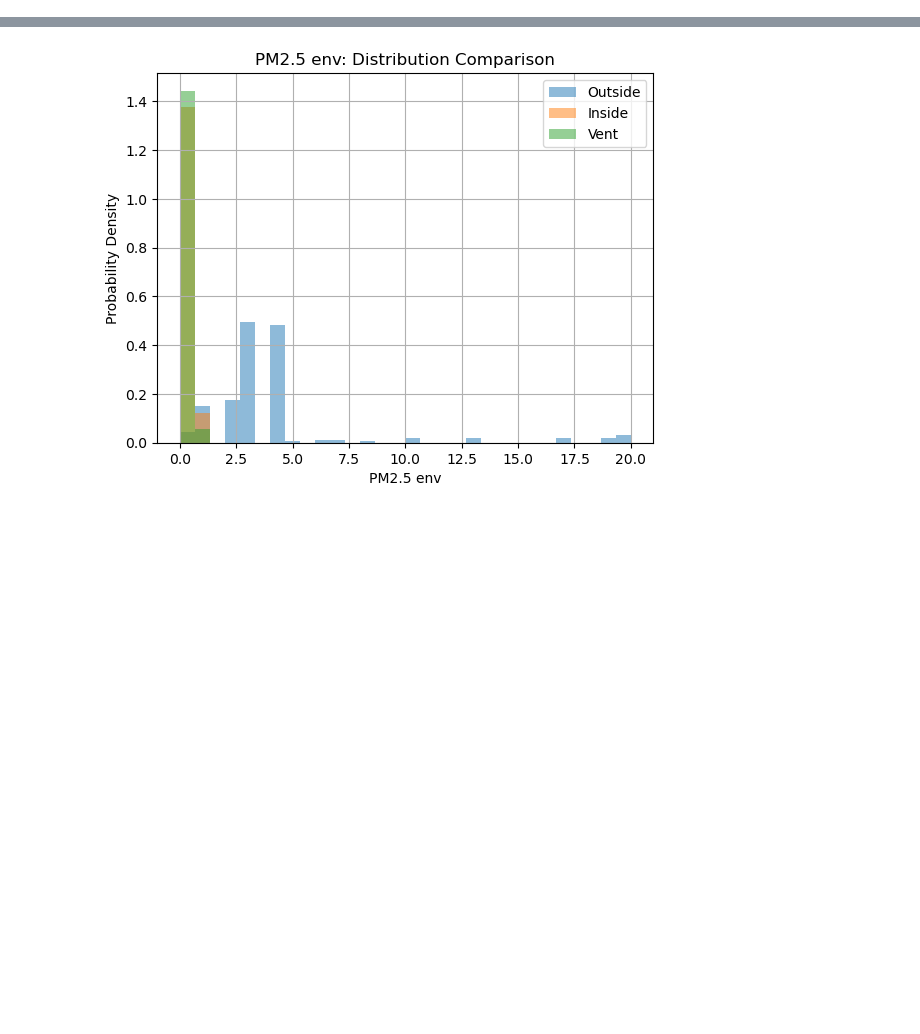
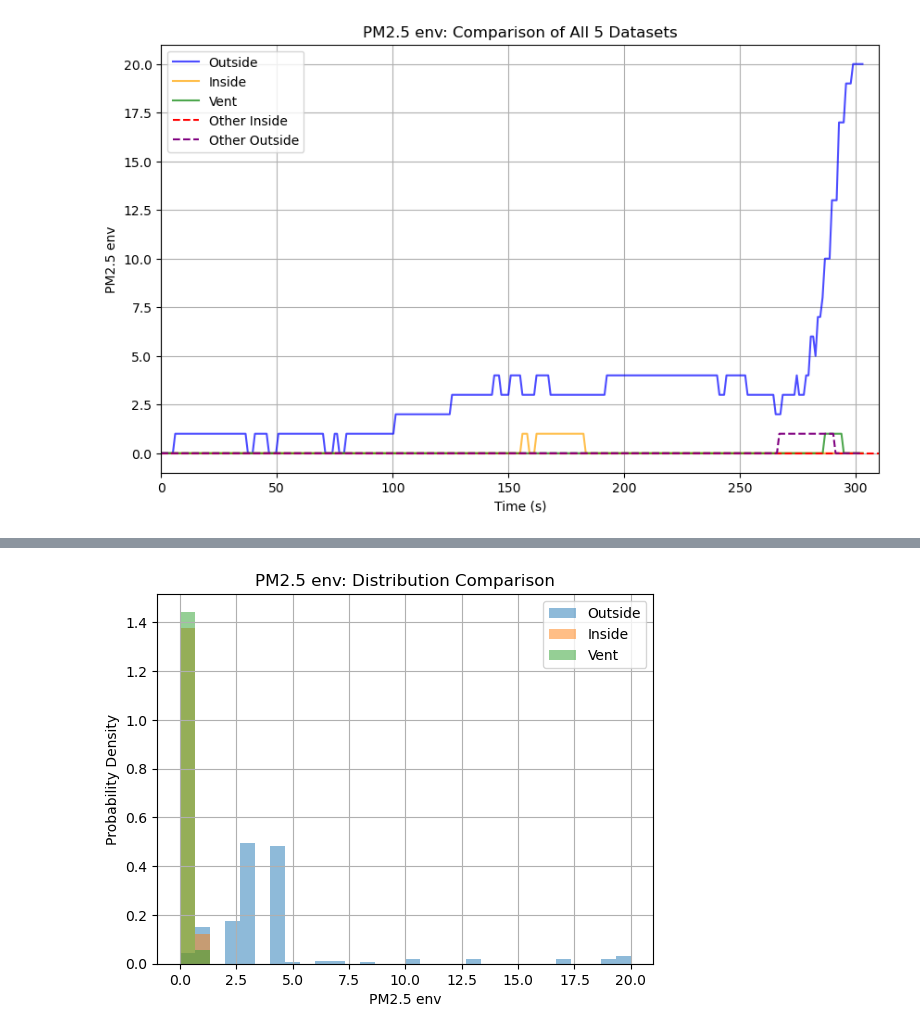
Before and after one commit to Theman1483/E11_Aidan_Grant_Ryan, a Jupyter notebook: lab3.ipynb, the cells around one changed output, grey strips where cells are left out. Drawn from its saved outputs; the diff is of its cells as text; code cells hidden in the pictures; blank space fills up the shorter version.

```diff
--- a/lab3.ipynb
+++ b/lab3.ipynb
@@ -62,0 +57,100 @@ for col in data_columns:
+# %%
+import pandas as pd
+import numpy as np
+import matplotlib.pyplot as plt
+
+# 1. Load all data
+df_inside = pd.read_csv("indoortest.csv")
+df_outside = pd.read_csv("outdoortest.csv")
+df_vent = pd.read_csv("newoutdoortest.csv")
+df_other_inside = pd.read_csv("altindoor.csv")
+df_other_outside = pd.read_csv("altoutdoor.csv")
+
+# Drop the first row of the "Other" data because the sensors weren't ready
+df_other_inside = df_other_inside.iloc[1:].reset_index(drop=True)
+df_other_outside = df_other_outside.iloc[1:].reset_index(drop=True)
+
+# 2. Setup Column Names & Mapping
+time_col = 'time'
+rename_dict = {'Timestamp': 'time', 'Temp': 'Temperature', 'PM25_Env': 'PM2.5 env'}
+
+# 3. Standardize "Other" data structure
+df_other_inside = df_other_inside.rename(columns=rename_dict)
+df_other_outside = df_other_outside.rename(columns=rename_dict)
+
+for df in [df_other_inside, df_other_outside]:
+    df['particles 2.5um'] = np.nan
+    df['Altitude'] = np.nan
+
+# 4. CRITICAL: Reset Time for ALL dataframes to start at 0
+all_dfs = [df_inside, df_outside, df_vent, df_other_inside, df_other_outside]
+
+for df in all_dfs:
+    if not df.empty and time_col in df.columns:
+        # Subtract the very first timestamp from every row so start = 0
+        df[time_col] = df[time_col] - df[time_col].iloc[0]
+
+# --- Now run your plotting loop below ---
+
+column_order = df_inside.columns
+
+df_other_inside = df_other_inside[column_order]
+df_other_outside = df_other_outside[column_order]
+
+#display(df_other_inside)
+#display(df_other_outside)
+#display(df_inside)
+#display(df_outside)
+#display(df_vent)
+
+# Define the colors for each dataset to keep it consistent
+colors = {
+    'Outside': 'blue',
+    'Inside': 'orange',
+    'Vent': 'green',
+    'Other Inside': 'red',
+    'Other Outside': 'purple'
+}
+
+# Use your primary dataframe's columns to determine what to plot
+data_columns = [col for col in df_inside.columns if col != 'time']
+
+# Shift "Other" group time so it starts at 0
+if not df_other_inside.empty:
+    df_other_inside['time'] = df_other_inside['time'] - df_other_inside['time'].iloc[0]
+
+if not df_other_outside.empty:
+    df_other_outside['time'] = df_other_outside['time'] - df_other_outside['time'].iloc[0]
+
+for col in data_columns:
+    plt.figure(figsize=(10, 6))
+
+    # 1. Your Outside Data
+    if col in df_outside.columns:
+        plt.plot(df_outside['time'], df_outside[col], label="Outside", color=colors['Outside'], alpha=0.7)
+
+    # 2. Your Inside Data
+    if col in df_inside.columns:
+        plt.plot(df_inside['time'], df_inside[col], label="Inside", color=colors['Inside'], alpha=0.7)
+
+    # 3. Your Vent Data
+    if col in df_vent.columns:
+        plt.plot(df_vent['time'], df_vent[col], label="Vent", color=colors['Vent'], alpha=0.7)
+
+    # 4. Other Group Inside (Note: these may have NaNs for Altitude/Particles)
+    if col in df_other_inside.columns:
+        plt.plot(df_other_inside['time'], df_other_inside[col], label="Other Inside", color=colors['Other Inside'], linestyle='--')
+
+    # 5. Other Group Outside
+    if col in df_other_outside.columns:
+        plt.plot(df_other_outside['time'], df_other_outside[col], label="Other Outside", color=colors['Other Outside'], linestyle='--')
+
+    plt.xlabel("Time (s)")
+    plt.ylabel(col)
+    plt.title(f"{col}: Comparison of All 5 Datasets")
+    plt.legend()
+    plt.grid(True)
+    plt.xlim(0, 310)
+    plt.show()
+# %% [output]
+[figure, added]
```
Also changed, not shown: parts of 3 cells of this notebook.
